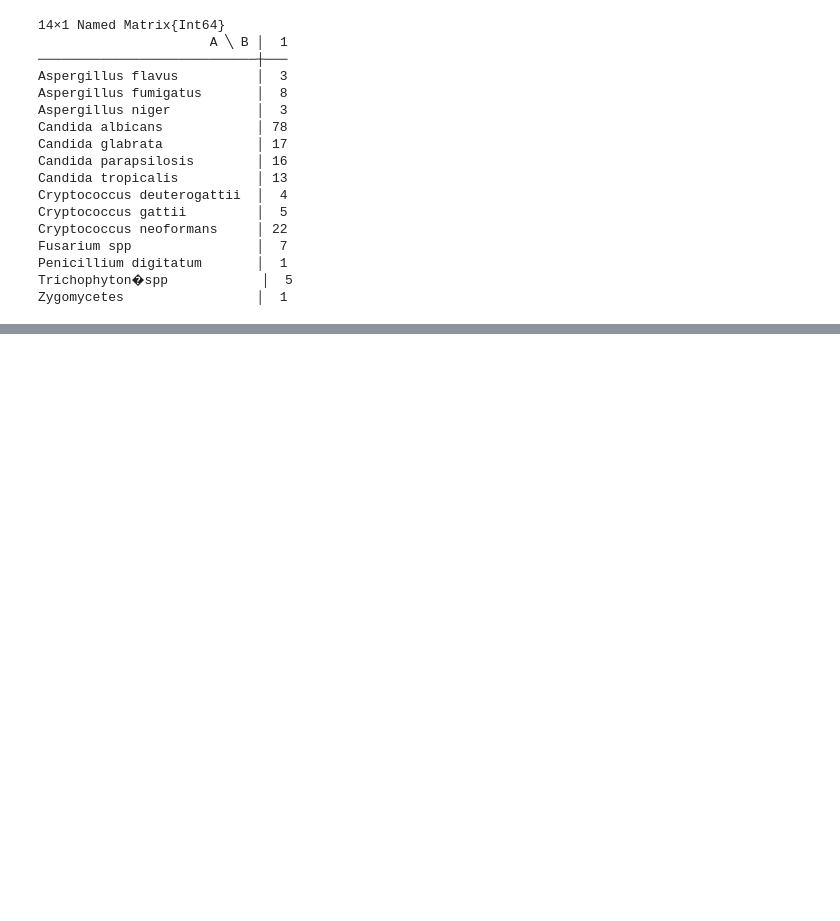
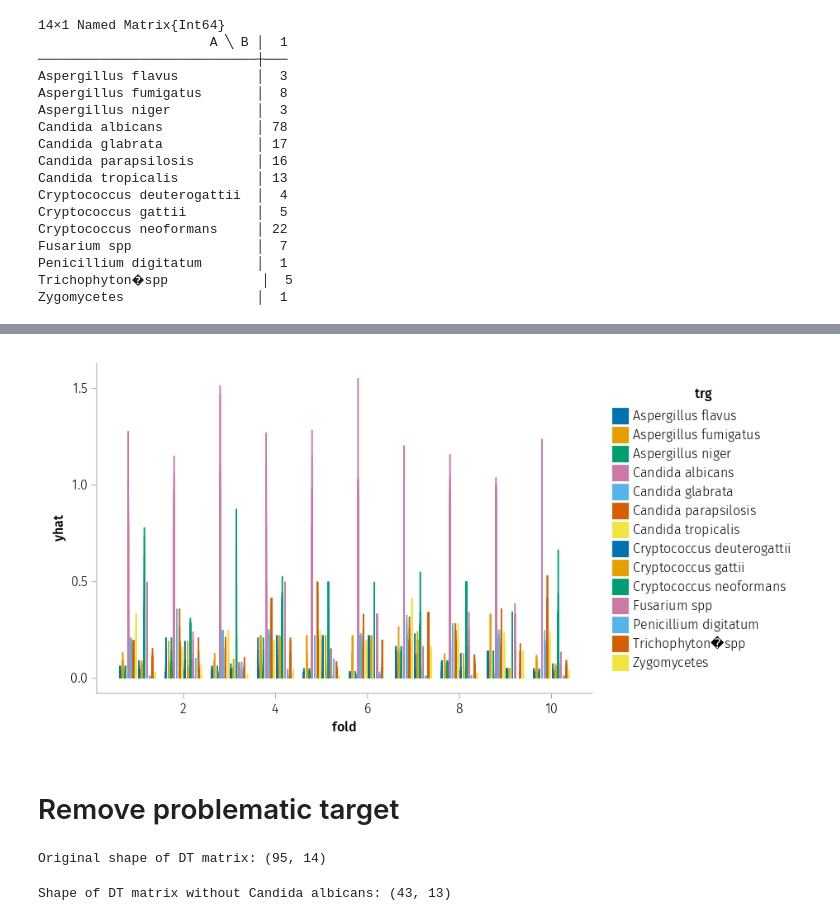
Before and after one commit to cvigilv/simspread-tutorial, a Jupyter notebook: Tutorial.ipynb, the cells around one changed output, grey strips where cells are left out. Drawn from its saved outputs; the diff is of its cells as text; code cells hidden in the pictures; blank space fills up the shorter version.

```diff
--- a/Tutorial.ipynb
+++ b/Tutorial.ipynb
@@ -89,0 +70,3 @@ N-(1-Benzylpiperidin-4-yl)-6,7-dimethoxy-2-(4-methyl-1,4-diazepan-1-yl)quinazoli
+# %%
+# Predict interactions
+yhat = predict(G, ytest; GPU = false)
@@ -164,0 +210,29 @@ AuPRC = 0.0
+# %%
+axis = (width = 600, height = 400)
+df = (
+    lig = vec(predictions[" Ligand"]),
+    trg = vec(predictions[" Target"]),
+    yhat = vec(predictions[" yhat"]),
+    fold = vec(predictions[" Fold"]),
+)
+plt = data(df) * mapping(:fold, :yhat, color=:trg, dodge=:trg) * visual(BarPlot)
+
+draw(plt; axis)
+# %% [output]
+[figure, added]
+# %% [markdown]
+# Remove problematic target
+# %%
+println("Original shape of DT matrix: $(size(y))")
+# %% [output]
+Original shape of DT matrix: (95, 14)
+# %%
+y′ = y[:, [t for t in names(y,2) if t != "Candida albicans"]]
+nonempty = first.(Tuple.(findall(!iszero, k(y′))))
+y′ = y′[nonempty, :]
+X′ = X[nonempty, nonempty]
+ligands′ = ligands[nonempty]
+targets′ = [t for t in names(y,2) if t != "Candida albicans"]
+println("Shape of DT matrix without Candida albicans: $(size(y′))")
+# %% [output]
+Shape of DT matrix without Candida albicans: (43, 13)
```
Also changed, not shown: parts of 27 cells of this notebook.
